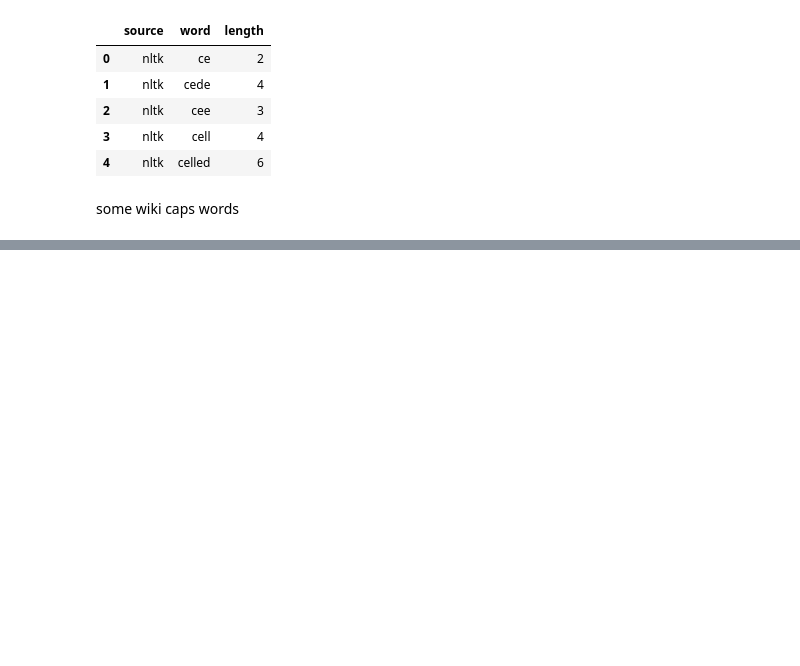
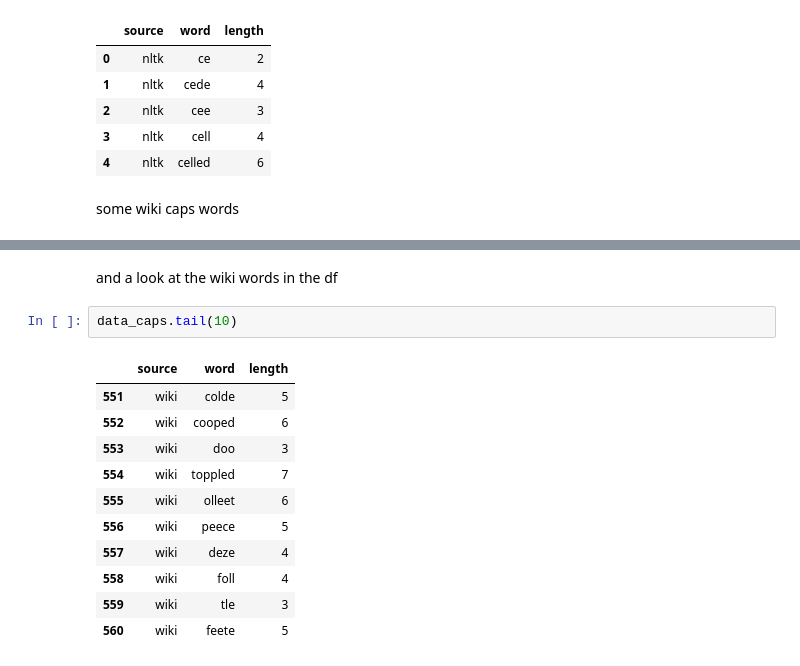
Before and after one commit to nate-walter/Words-From-The-Eye-Chart, a Jupyter notebook: Snellen_Words.ipynb, the cells around one changed output, grey strips where cells are left out. Saved outputs shown, nothing was run; the diff lists cells and outputs as text; blank space fills up the shorter version.

```diff
--- a/Snellen_Words.ipynb
+++ b/Snellen_Words.ipynb
@@ -1357,0 +1419,16 @@ data_caps.tail()
+# %% [markdown]
+and a look at the wiki words in the df
+# %%
+data_caps.tail(10)
+# %% [output]
+|  | source | word | length |
+| 551 | wiki | colde | 5 |
+| 552 | wiki | cooped | 6 |
+| 553 | wiki | doo | 3 |
+| 554 | wiki | toppled | 7 |
+| 555 | wiki | olleet | 6 |
+| 556 | wiki | peece | 5 |
+| 557 | wiki | deze | 4 |
+| 558 | wiki | foll | 4 |
+| 559 | wiki | tle | 3 |
+| 560 | wiki | feete | 5 |
```
Also changed, not shown: parts of 31 cells of this notebook.
